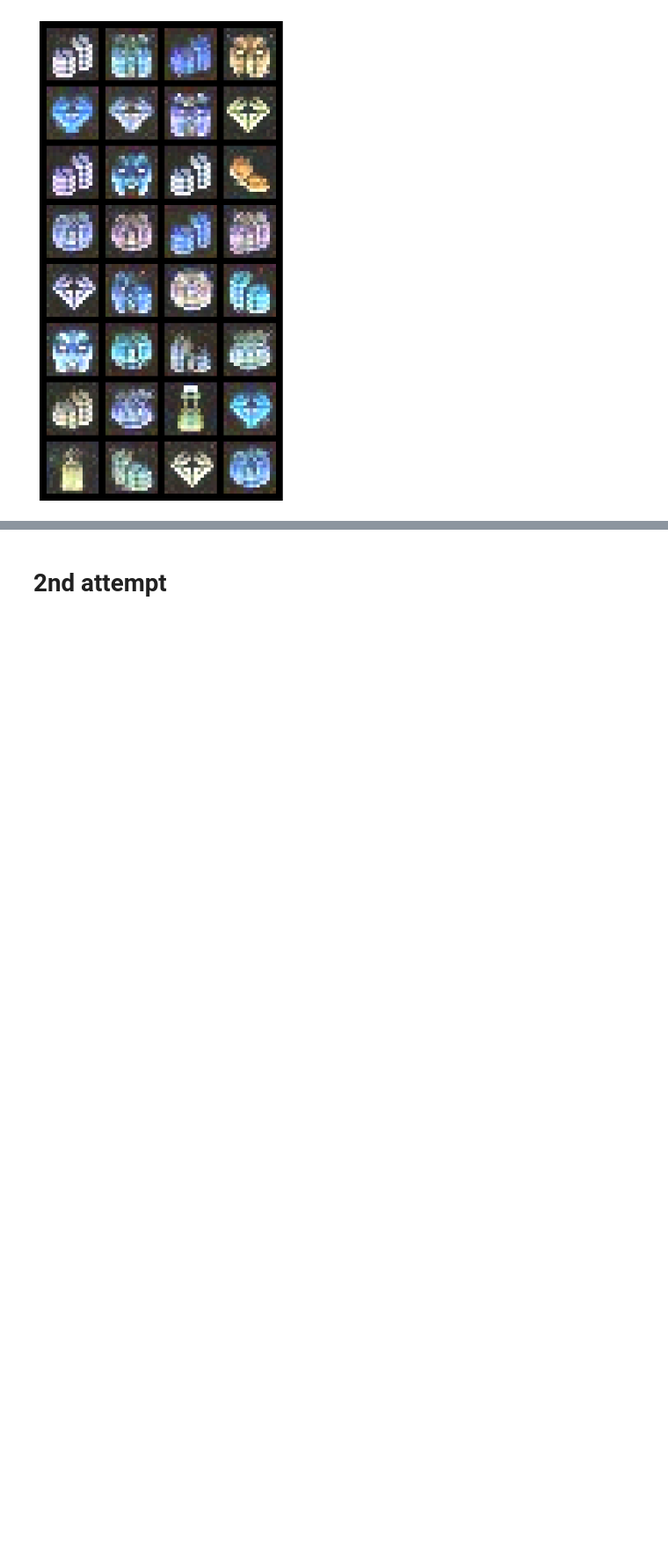
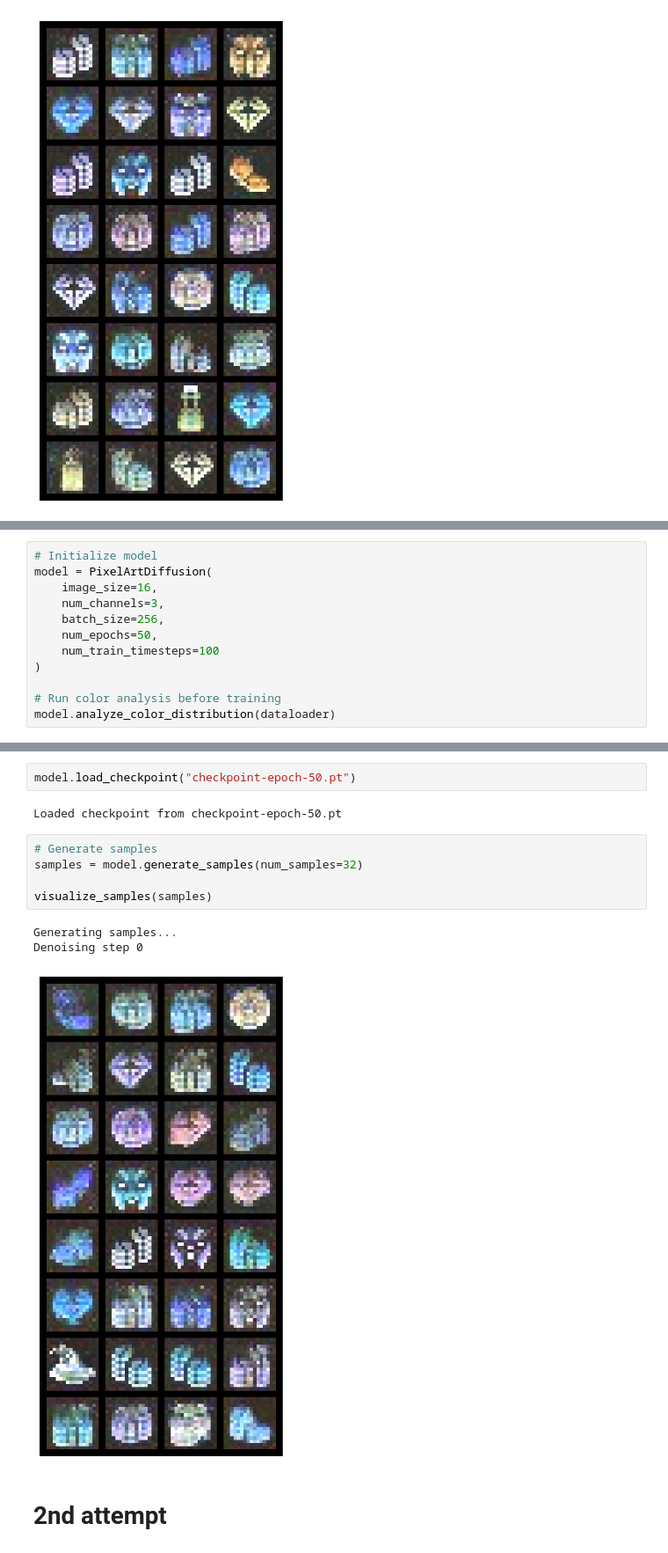
Before and after one commit to Gyllz98/pixel_art_diffusion, a Jupyter notebook: notebooks/prototyping.ipynb, the cells around one changed output, grey strips where cells are left out. Shown at 88% size. Cells and saved outputs as stored; diff of their text form; blank space fills up the shorter version.

```diff
--- a/notebooks/prototyping.ipynb
+++ b/notebooks/prototyping.ipynb
@@ -529,0 +535,12 @@ Saved visualization to generated_samples.png
+# %%
+# Initialize model
+model = PixelArtDiffusion(
+    image_size=16,
+    num_channels=3,
+    batch_size=256,
+    num_epochs=50,
+    num_train_timesteps=100
+)
+
+# Run color analysis before training
+model.analyze_color_distribution(dataloader)
@@ -530,3 +571,16 @@ Saved visualization to generated_samples.png
+# %%
+model.load_checkpoint("checkpoint-epoch-50.pt")
+# %% [output]
+Loaded checkpoint from checkpoint-epoch-50.pt
+# %%
+# Generate samples
+samples = model.generate_samples(num_samples=32)
+
+visualize_samples(samples)
+# %% [output]
+Generating samples...
+Denoising step 0
+[figure, added]
 # %% [markdown]
 # 2nd attempt
 # %%
```
Also changed, not shown: parts of 2 cells of this notebook.
